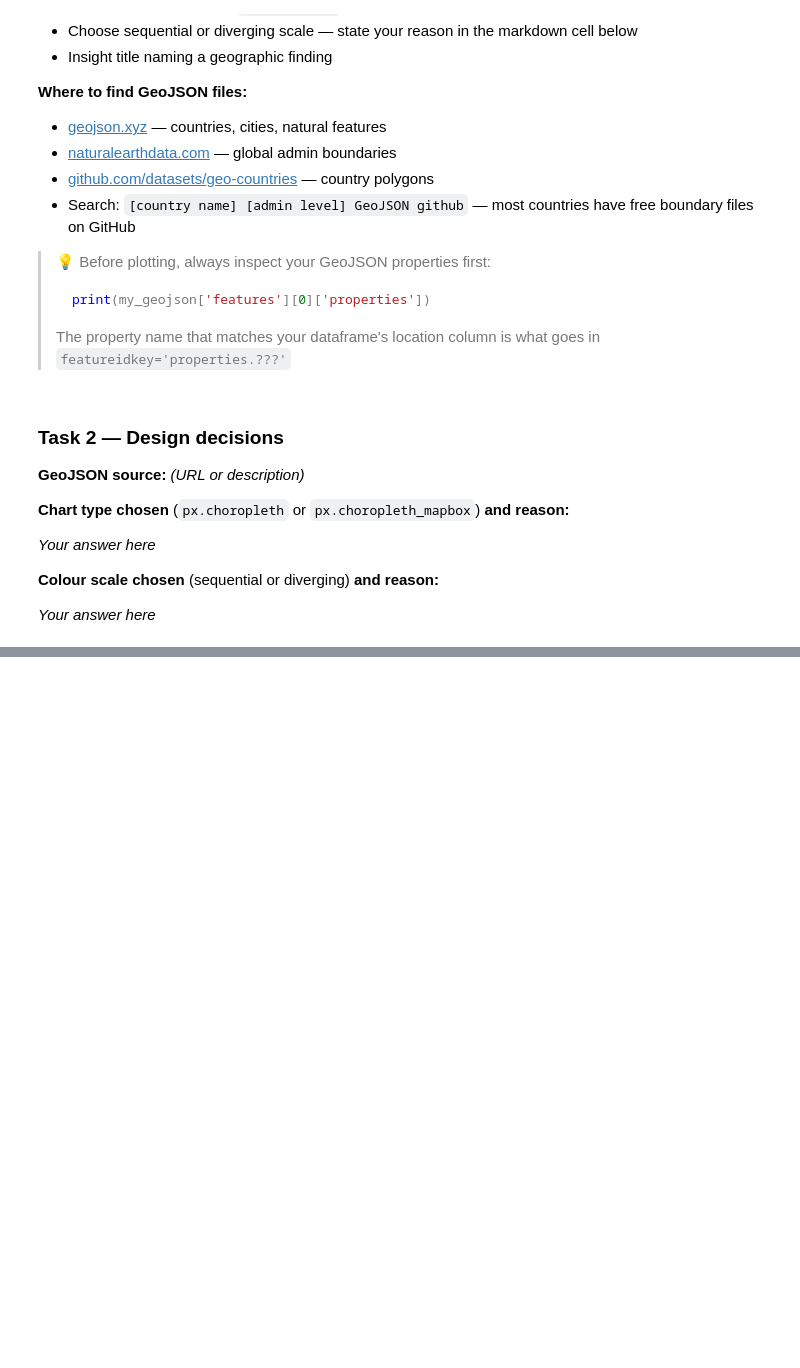
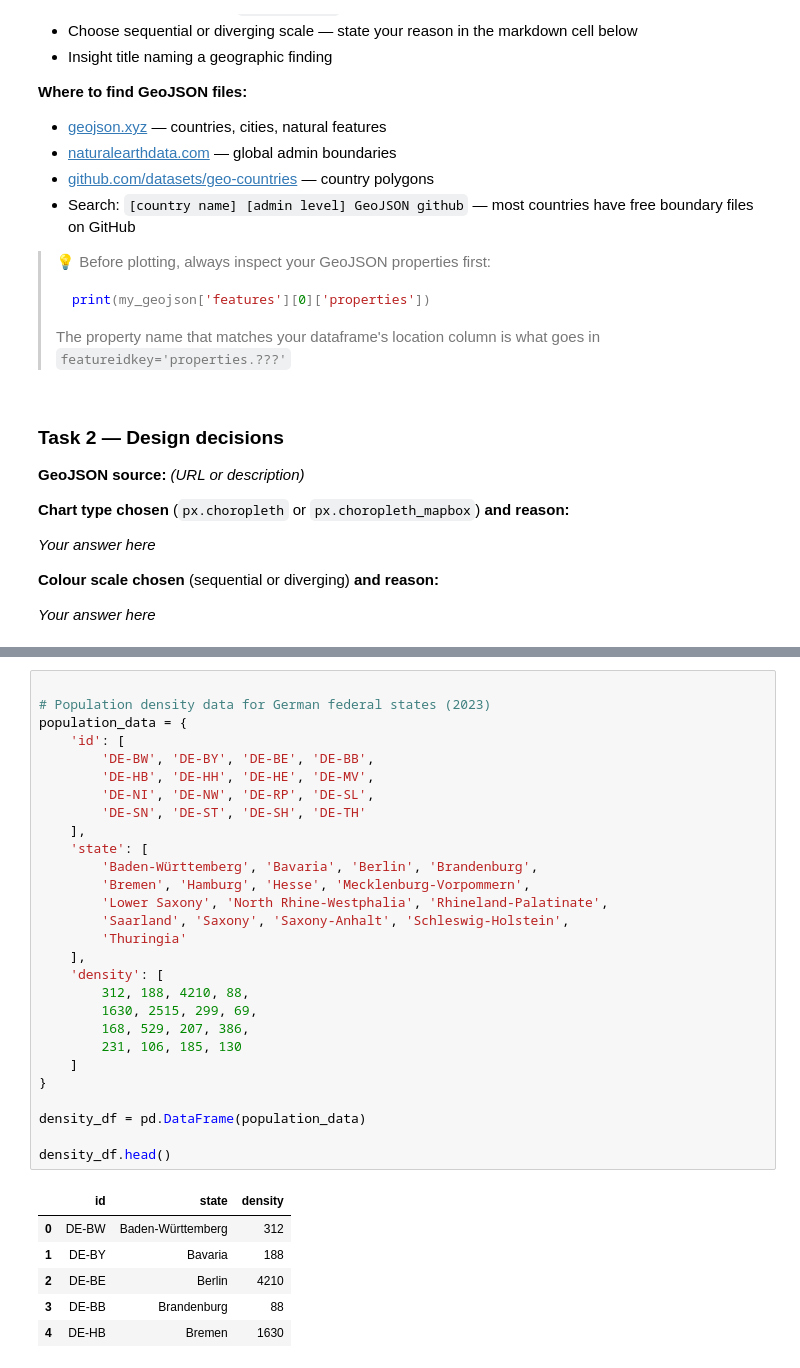
Before and after one commit to nithinchowdary59/dataviz-exercises-Nithin_Chowdary_Raya, a Jupyter notebook: week06/lecture06_exercise.ipynb, the cells around one changed output, grey strips where cells are left out. Drawn from its saved outputs; the diff is of its cells as text; blank space fills up the shorter version.

```diff
--- a/week06/lecture06_exercise.ipynb
+++ b/week06/lecture06_exercise.ipynb
@@ -80,0 +144,35 @@ import json
+# %%
+
+# Population density data for German federal states (2023)
+population_data = {
+    'id': [
+        'DE-BW', 'DE-BY', 'DE-BE', 'DE-BB',
+        'DE-HB', 'DE-HH', 'DE-HE', 'DE-MV',
+        'DE-NI', 'DE-NW', 'DE-RP', 'DE-SL',
+        'DE-SN', 'DE-ST', 'DE-SH', 'DE-TH'
+    ],
+    'state': [
+        'Baden-Württemberg', 'Bavaria', 'Berlin', 'Brandenburg',
+        'Bremen', 'Hamburg', 'Hesse', 'Mecklenburg-Vorpommern',
+        'Lower Saxony', 'North Rhine-Westphalia', 'Rhineland-Palatinate',
+        'Saarland', 'Saxony', 'Saxony-Anhalt', 'Schleswig-Holstein',
+        'Thuringia'
+    ],
+    'density': [
+        312, 188, 4210, 88,
+        1630, 2515, 299, 69,
+        168, 529, 207, 386,
+        231, 106, 185, 130
+    ]
+}
+
+density_df = pd.DataFrame(population_data)
+
+density_df.head()
+# %% [output]
+|  | id | state | density |
+| 0 | DE-BW | Baden-Württemberg | 312 |
+| 1 | DE-BY | Bavaria | 188 |
+| 2 | DE-BE | Berlin | 4210 |
+| 3 | DE-BB | Brandenburg | 88 |
+| 4 | DE-HB | Bremen | 1630 |
```
Also changed, not shown: parts of 3 cells of this notebook.
